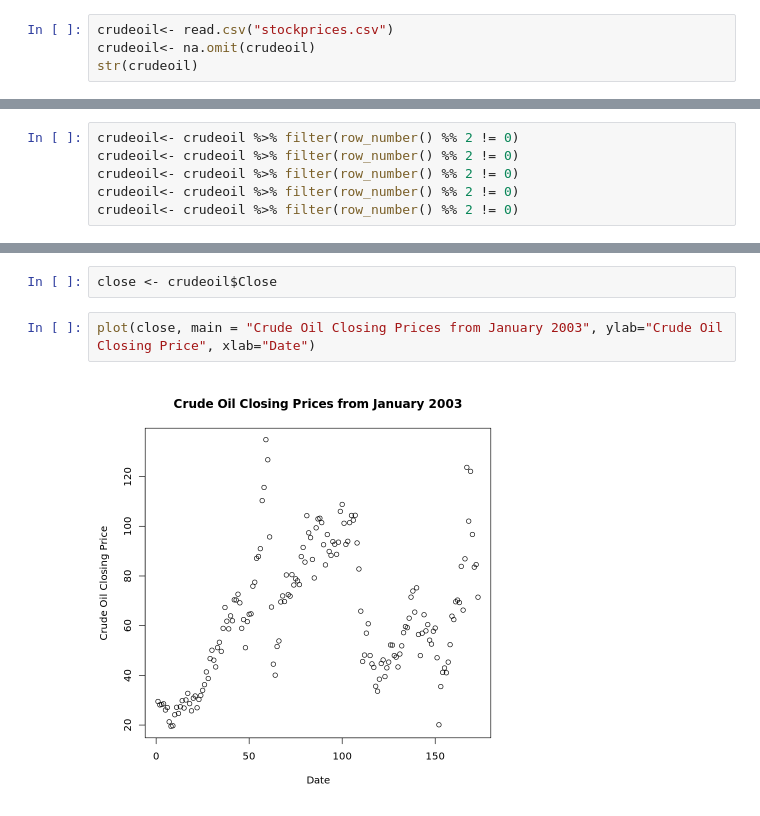
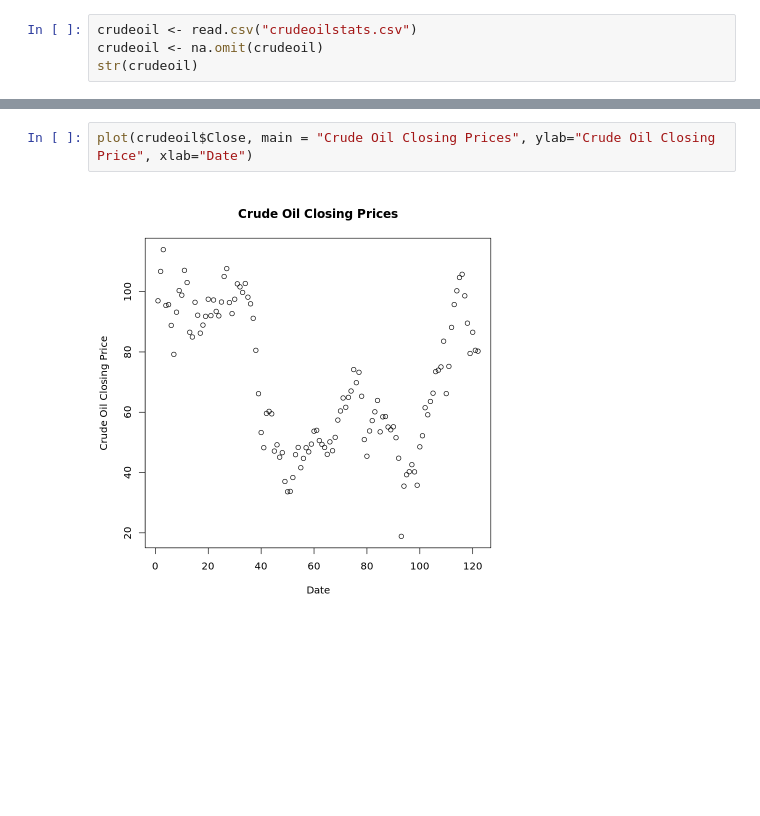
Before and after one commit to W-Mrt/Time-series-analysis-for-finance, a Jupyter notebook: S&P500.ipynb, the cells around one changed output, grey strips where cells are left out. Drawn from its saved outputs; the diff is of its cells as text; blank space fills up the shorter version.

```diff
--- a/S&P500.ipynb
+++ b/S&P500.ipynb
@@ -47,5 +49,5 @@ write.csv(master_df,"stockprices.csv", row.names = TRUE)
 # %%
-crudeoil<- read.csv("stockprices.csv")
-crudeoil<- na.omit(crudeoil)
+crudeoil <- read.csv("crudeoilstats.csv")
+crudeoil <- na.omit(crudeoil)
 str(crudeoil)
 # %% [output]
@@ -64,9 +64,3 @@ str(crudeoil)
-# %%
-crudeoil<- crudeoil %>% filter(row_number() %% 2 != 0)
-crudeoil<- crudeoil %>% filter(row_number() %% 2 != 0)
-crudeoil<- crudeoil %>% filter(row_number() %% 2 != 0)
-crudeoil<- crudeoil %>% filter(row_number() %% 2 != 0)
-crudeoil<- crudeoil %>% filter(row_number() %% 2 != 0)
 # %%
 crudeoil
 # %% [output]
@@ -92,6 +86,4 @@ A data.frame: 173 × 9
-# %%
-close <- crudeoil$Close
 # %%
-plot(close, main = "Crude Oil Closing Prices from January 2003", ylab="Crude Oil Closing Price", xlab="Date")
+plot(crudeoil$Close, main = "Crude Oil Closing Prices", ylab="Crude Oil Closing Price", xlab="Date")
 # %% [output]
-[figure, old version]
+[figure, new version]
```
Also changed, not shown: parts of 66 cells of this notebook.
